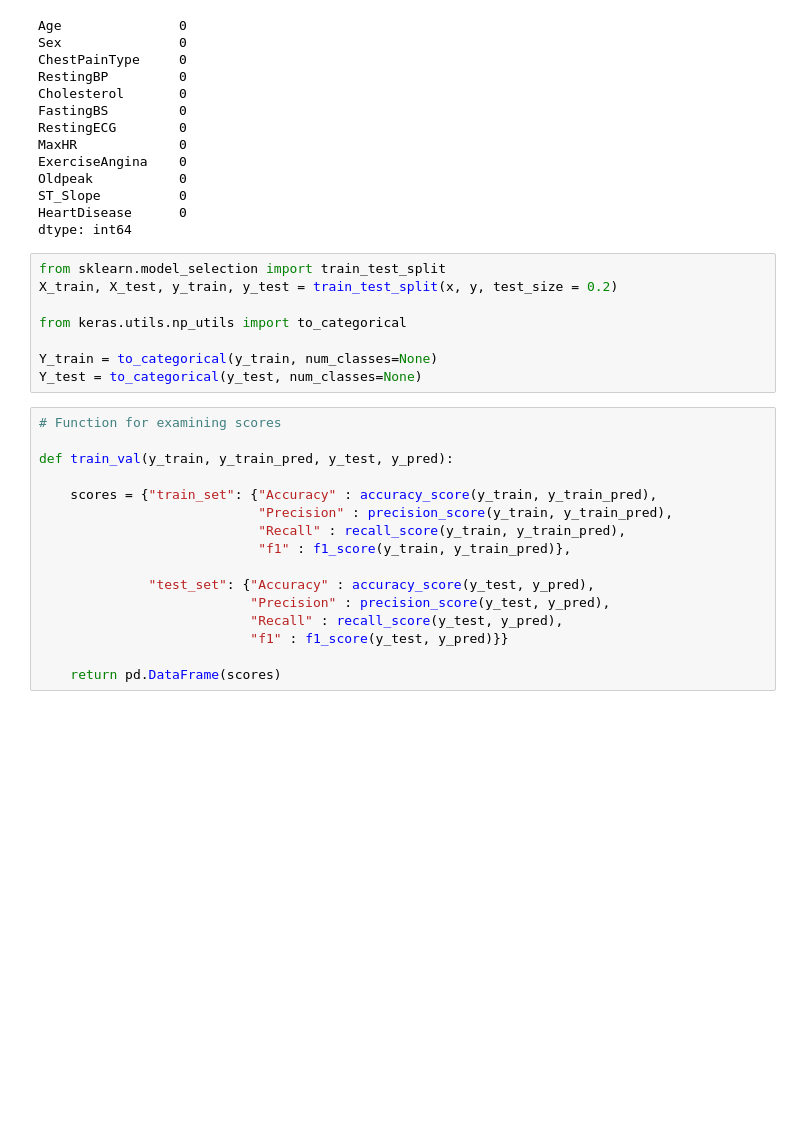
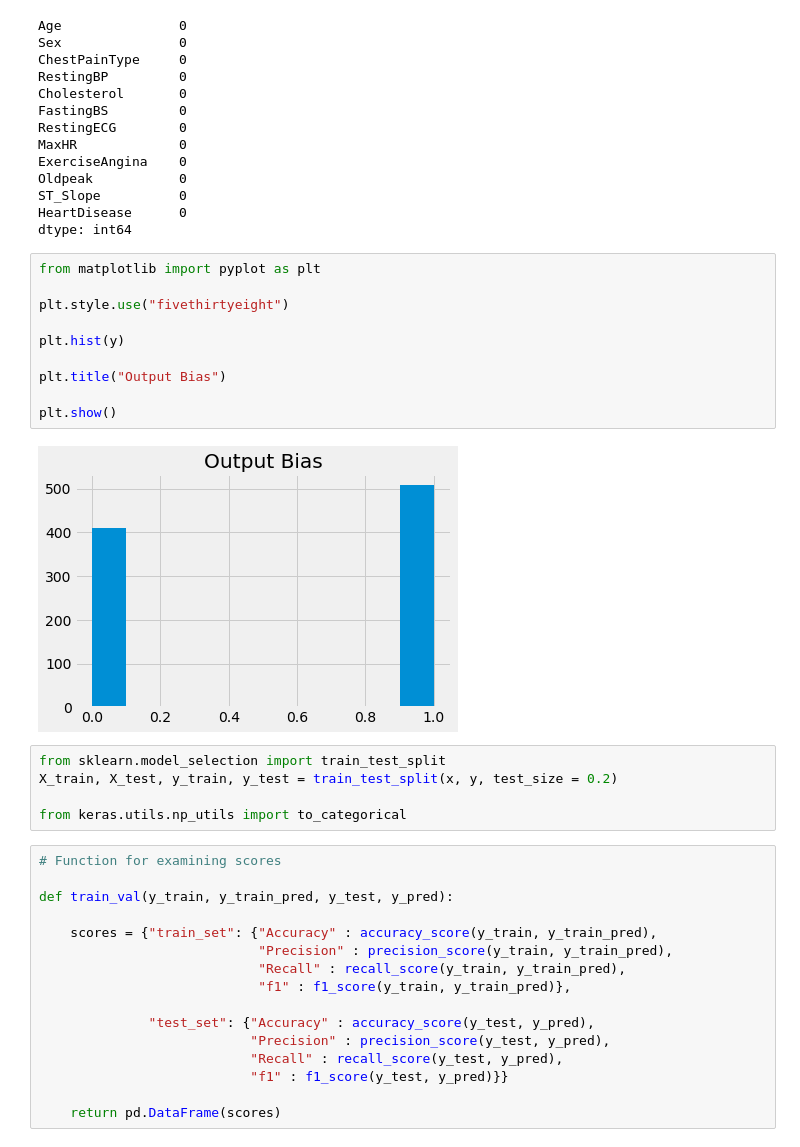
Before and after one commit to aarushkachhawa/Heart-Disease-Detection, a Jupyter notebook: Heart_Disease_Detection_Paper.ipynb, the cells around one changed output. Drawn from its saved outputs; the diff is of its cells as text; blank space fills up the shorter version.

```diff
--- a/Heart_Disease_Detection_Paper.ipynb
+++ b/Heart_Disease_Detection_Paper.ipynb
@@ -73,14 +73,23 @@ Oldpeak           0
 ST_Slope          0
 HeartDisease      0
 dtype: int64
+# %%
+from matplotlib import pyplot as plt
+
+plt.style.use("fivethirtyeight")
+
+plt.hist(y)
+
+plt.title("Output Bias")
+
+plt.show()
+# %% [output]
+[figure, added]
 # %%
 from sklearn.model_selection import train_test_split
 X_train, X_test, y_train, y_test = train_test_split(x, y, test_size = 0.2)
 
 from keras.utils.np_utils import to_categorical
-
-Y_train = to_categorical(y_train, num_classes=None)
-Y_test = to_categorical(y_test, num_classes=None)
 # %%
 # Function for examining scores
 
```
Also changed, not shown: parts of 22 cells of this notebook.
